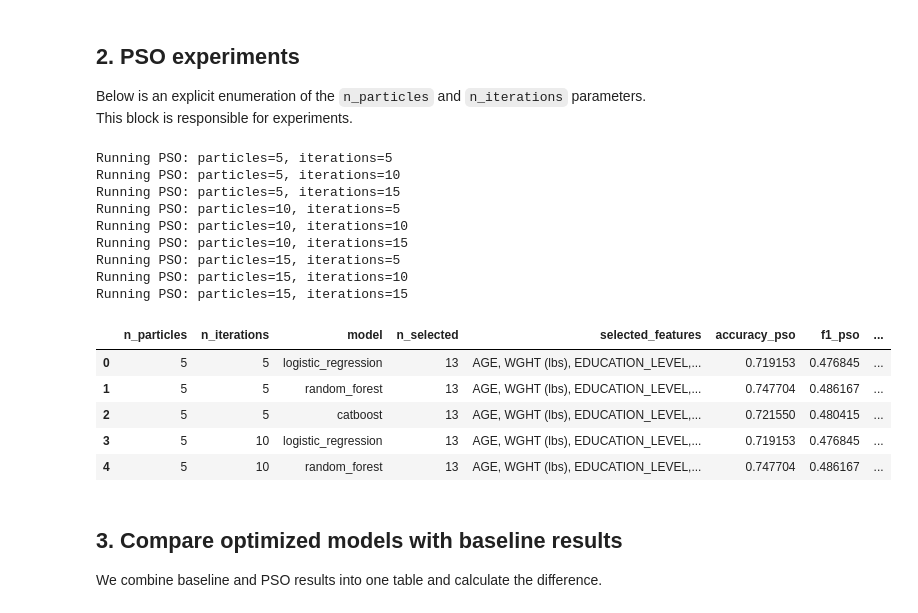
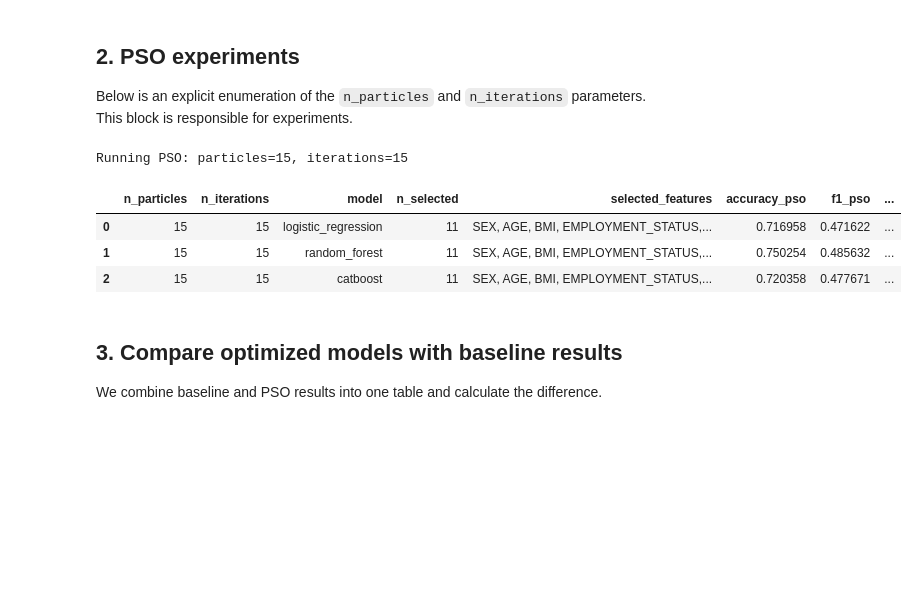
Before and after one commit to safiction/Swarm-optimization-in-medicine, a Jupyter notebook: notebooks/PSO_analysis.ipynb, the cells around one changed output. Saved outputs shown, nothing was run; the diff lists cells and outputs as text; code cells hidden in the pictures; blank space fills up the shorter version.

```diff
--- a/notebooks/PSO_analysis.ipynb
+++ b/notebooks/PSO_analysis.ipynb
@@ -80,8 +103,8 @@ This block is responsible for experiments.
 # Explicit evaluation of PSO parameters
 param_grid = [
     {"n_particles": n_particles, "n_iterations": n_iterations}
-    for n_particles in [5, 10, 15]
-    for n_iterations in [5, 10, 15]
+    for n_particles in [15]
+    for n_iterations in [15]
 ]
 
 SAMPLE_SIZE = 20000
@@ -108,46 +131,36 @@ for params in param_grid:
     )
     pso.fit(X_sample, y_sample)
 
     selected_features = X_train.columns[pso.best_features_].tolist()
     selected_features_by_config[(params["n_particles"], params["n_iterations"])] = selected_features
 
     X_train_reduced = X_train[selected_features]
     X_test_reduced = X_test[selected_features]
 
     for name, model in get_models().items():
         model.fit(X_train_reduced, y_train)
         metrics = evaluate(model, X_test_reduced, y_test)
 
         experiment_rows.append({
             "n_particles": params["n_particles"],
             "n_iterations": params["n_iterations"],
             "model": name,
             "n_selected": len(selected_features),
             "selected_features": ", ".join(selected_features),
             "accuracy_pso": metrics["accuracy"],
             "f1_pso": metrics["f1"],
             "precision_pso": metrics["precision"],
             "recall_pso": metrics["recall"],
         })
 
 experiments_df = pd.DataFrame(experiment_rows)
 experiments_df.head()
 # %% [output]
-Running PSO: particles=5, iterations=5
-Running PSO: particles=5, iterations=10
-Running PSO: particles=5, iterations=15
-Running PSO: particles=10, iterations=5
-Running PSO: particles=10, iterations=10
-Running PSO: particles=10, iterations=15
-Running PSO: particles=15, iterations=5
-Running PSO: particles=15, iterations=10
 Running PSO: particles=15, iterations=15
 |  | n_particles | n_iterations | model | n_selected | selected_features | accuracy_pso | f1_pso | ... |
-| 0 | 5 | 5 | logistic_regression | 13 | AGE, WGHT (lbs), EDUCATION_LEVEL,... | 0.719153 | 0.476845 | ... |
-| 1 | 5 | 5 | random_forest | 13 | AGE, WGHT (lbs), EDUCATION_LEVEL,... | 0.747704 | 0.486167 | ... |
-| 2 | 5 | 5 | catboost | 13 | AGE, WGHT (lbs), EDUCATION_LEVEL,... | 0.721550 | 0.480415 | ... |
-| 3 | 5 | 10 | logistic_regression | 13 | AGE, WGHT (lbs), EDUCATION_LEVEL,... | 0.719153 | 0.476845 | ... |
-| 4 | 5 | 10 | random_forest | 13 | AGE, WGHT (lbs), EDUCATION_LEVEL,... | 0.747704 | 0.486167 | ... |
+| 0 | 15 | 15 | logistic_regression | 11 | SEX, AGE, BMI, EMPLOYMENT_STATUS,... | 0.716958 | 0.471622 | ... |
+| 1 | 15 | 15 | random_forest | 11 | SEX, AGE, BMI, EMPLOYMENT_STATUS,... | 0.750254 | 0.485632 | ... |
+| 2 | 15 | 15 | catboost | 11 | SEX, AGE, BMI, EMPLOYMENT_STATUS,... | 0.720358 | 0.477671 | ... |
 # %% [markdown]
 ## 3. Compare optimized models with baseline results
 
```
Also changed, not shown: parts of 11 cells of this notebook, 13 other files.
